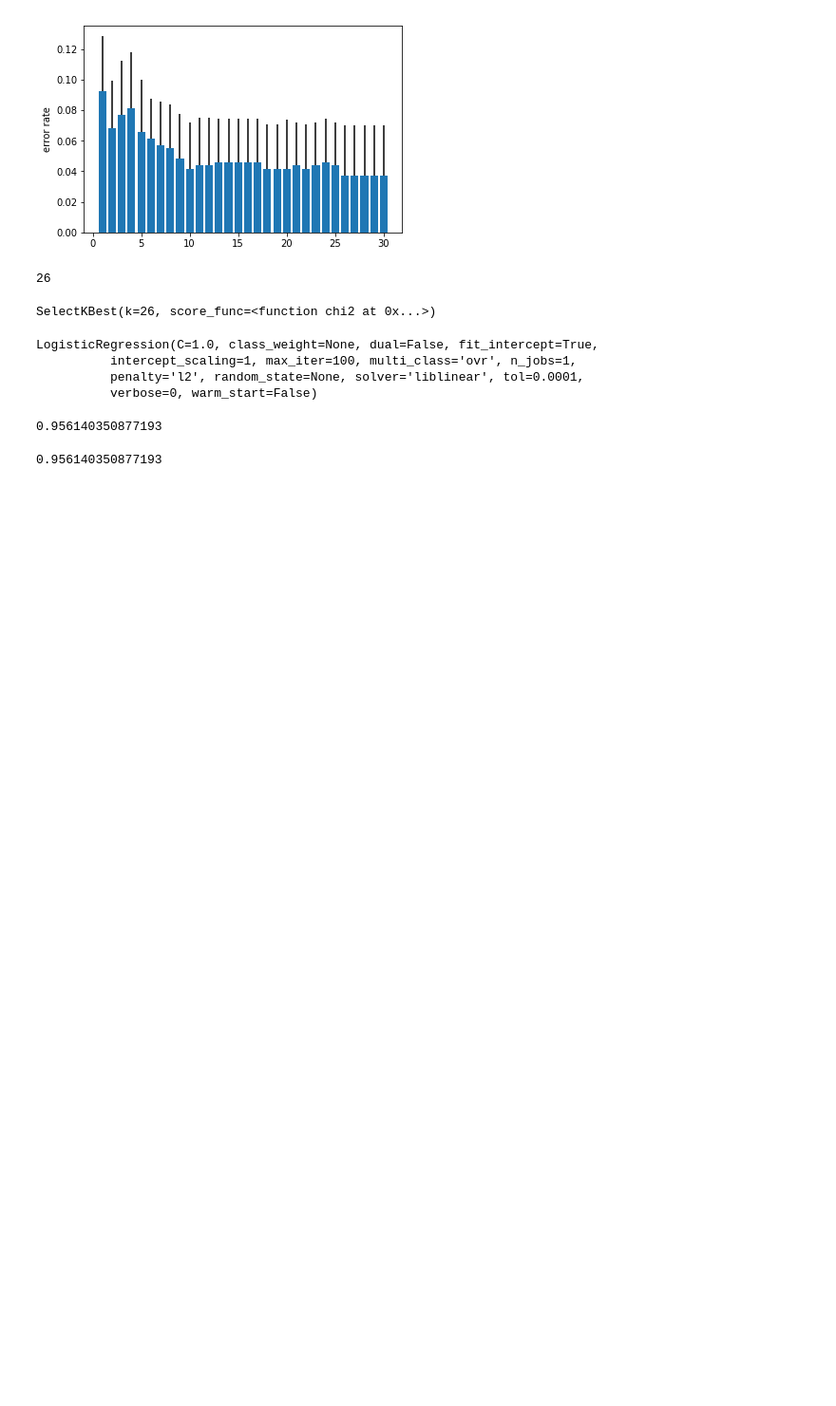
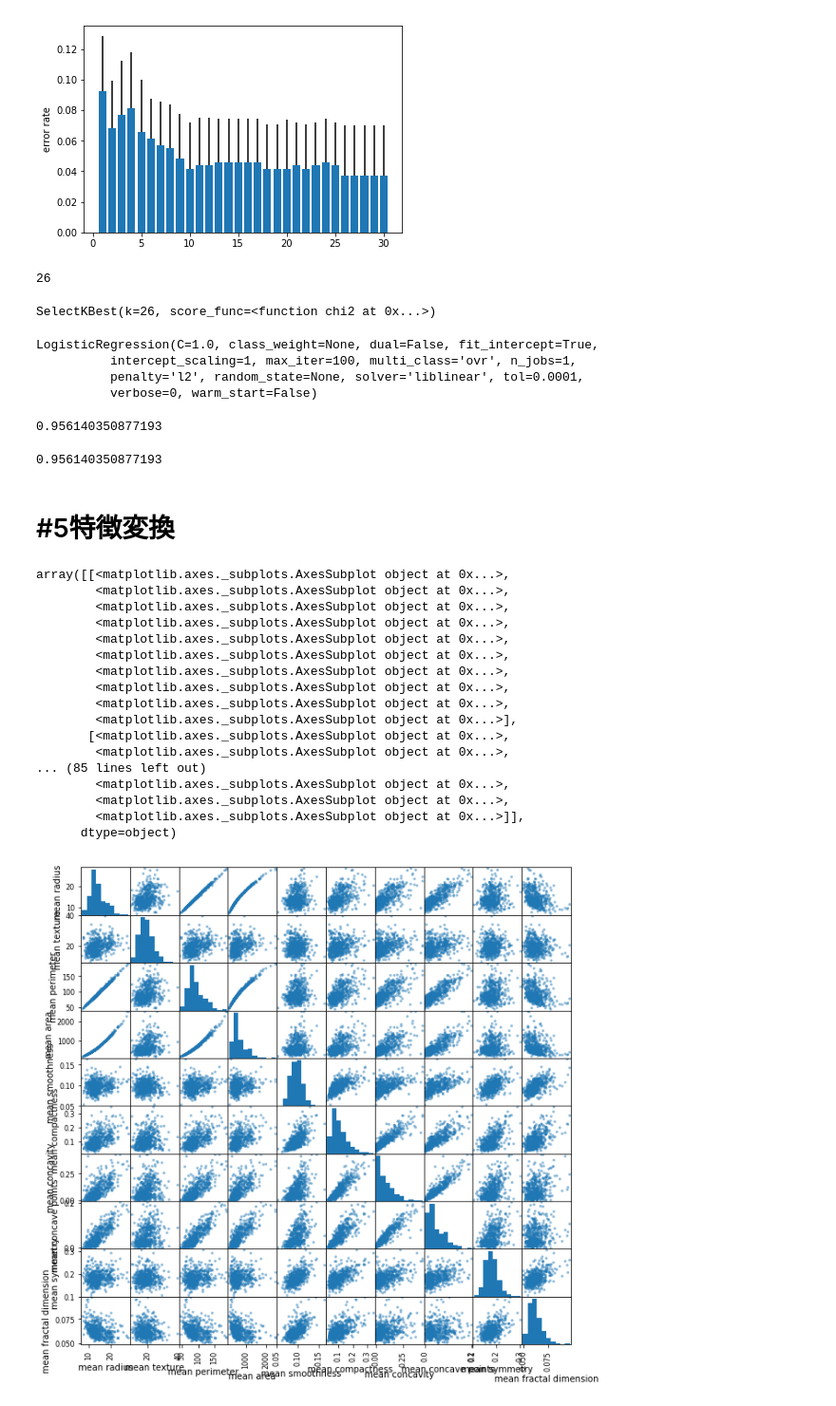
Before and after one commit to MyznEiji/introductionToIdentificationByLearningWithScikit-learn, a Jupyter notebook: fromDataToFeatureQuantity/section5.ipynb, the cells around one changed output. Shown at 95% size. Saved outputs shown, nothing was run; the diff lists cells and outputs as text; code cells hidden in the pictures; blank space fills up the shorter version.

```diff
--- a/fromDataToFeatureQuantity/section5.ipynb
+++ b/fromDataToFeatureQuantity/section5.ipynb
@@ -551,3 +551,9 @@ clf.score(X_test, y_test)
 0.956140350877193
 # %%
 # 性能は変わらないが、少ない特徴量で同じ性能を保てれた
+# %% [markdown]
+# #5特徴変換
+# %%
+import numpy as np
+from sklearn.datasets import load_breast_cancer
+data = load_breast_cancer()
@@ -553,0 +566,24 @@ clf.score(X_test, y_test)
+# %%
+df = pd.DataFrame(data.data[:, 0:10], columns=data.feature_names[0:10])
+# %%
+#　相関を見る
+scatter_matrix(df, figsize=(10, 10))
+# %% [output]
+array([[<matplotlib.axes._subplots.AxesSubplot object at 0x...>,
+        <matplotlib.axes._subplots.AxesSubplot object at 0x...>,
+        <matplotlib.axes._subplots.AxesSubplot object at 0x...>,
+        <matplotlib.axes._subplots.AxesSubplot object at 0x...>,
+        <matplotlib.axes._subplots.AxesSubplot object at 0x...>,
+        <matplotlib.axes._subplots.AxesSubplot object at 0x...>,
+        <matplotlib.axes._subplots.AxesSubplot object at 0x...>,
+        <matplotlib.axes._subplots.AxesSubplot object at 0x...>,
+        <matplotlib.axes._subplots.AxesSubplot object at 0x...>,
+        <matplotlib.axes._subplots.AxesSubplot object at 0x...>],
+       [<matplotlib.axes._subplots.AxesSubplot object at 0x...>,
+        <matplotlib.axes._subplots.AxesSubplot object at 0x...>,
+... (85 lines left out)
+        <matplotlib.axes._subplots.AxesSubplot object at 0x...>,
+        <matplotlib.axes._subplots.AxesSubplot object at 0x...>,
+        <matplotlib.axes._subplots.AxesSubplot object at 0x...>]],
+      dtype=object)
+[figure, added]
```
Also changed, not shown: parts of 14 cells of this notebook.
